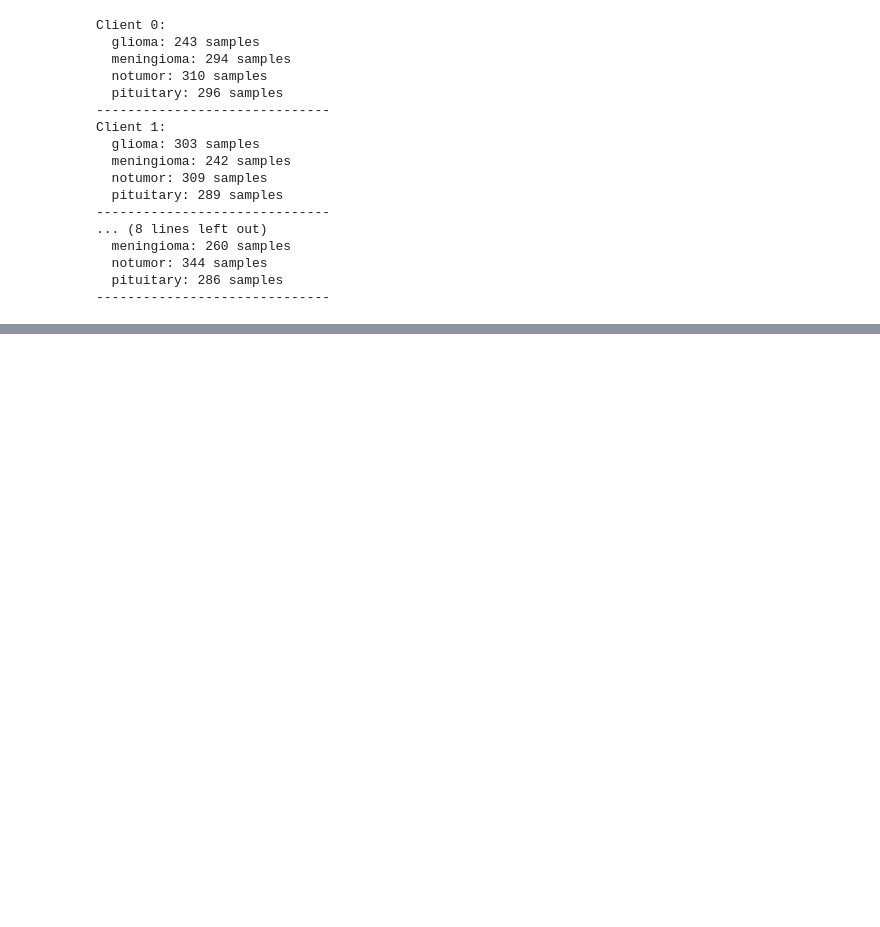
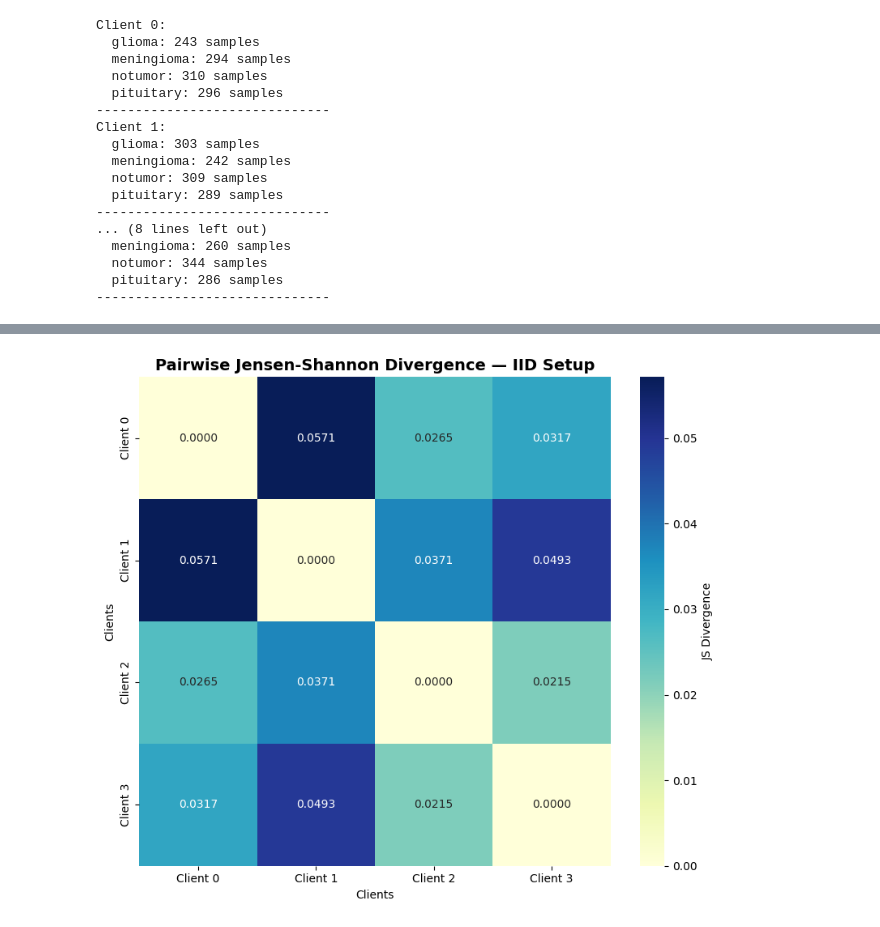
Before and after one commit to pamcast/KI_project, a Jupyter notebook: Jupyter-notebooks/federated_IID.ipynb, the cells around one changed output, grey strips where cells are left out. Saved outputs shown, nothing was run; the diff lists cells and outputs as text; code cells hidden in the pictures; blank space fills up the shorter version.

```diff
--- a/Jupyter-notebooks/federated_IID.ipynb
+++ b/Jupyter-notebooks/federated_IID.ipynb
@@ -106,0 +412,50 @@ Client 1:
+# %%
+import numpy as np
+from scipy.spatial.distance import jensenshannon
+import matplotlib.pyplot as plt
+import seaborn as sns
+
+num_clients = len(client_subsets)
+num_classes = len(train_dataset.classes)
+
+# -----------------------------------------
+# 1. Compute probability distribution per client
+# -----------------------------------------
+client_dists = []
+
+for subset in client_subsets:
+    counts = np.zeros(num_classes)
+
+    labels = [subset[i][1] for i in range(len(subset))]
+    for cls in labels:
+        counts[cls] += 1
+
+    prob = counts / counts.sum() if counts.sum() > 0 else counts
+    client_dists.append(prob)
+
+# -----------------------------------------
+# 2. Compute pairwise JS matrix
+# -----------------------------------------
+pairwise_js = np.zeros((num_clients, num_clients))
+
+for i in range(num_clients):
+    for j in range(num_clients):
+        pairwise_js[i, j] = jensenshannon(client_dists[i], client_dists[j])
+
+# -----------------------------------------
+# 3. Heatmap
+# -----------------------------------------
+plt.figure(figsize=(8, 7))
+sns.heatmap(
+    pairwise_js, annot=True, fmt=".4f", cmap="YlGnBu",
+    xticklabels=[f"Client {i}" for i in range(num_clients)],
+    yticklabels=[f"Client {i}" for i in range(num_clients)],
+    cbar_kws={'label': 'JS Divergence'}
+)
+plt.title("Pairwise Jensen-Shannon Divergence — IID Setup", fontsize=14, fontweight="bold")
+plt.xlabel("Clients")
+plt.ylabel("Clients")
+plt.tight_layout()
+plt.show()
+# %% [output]
+[figure, added]
```
Also changed, not shown: parts of 9 cells of this notebook.
